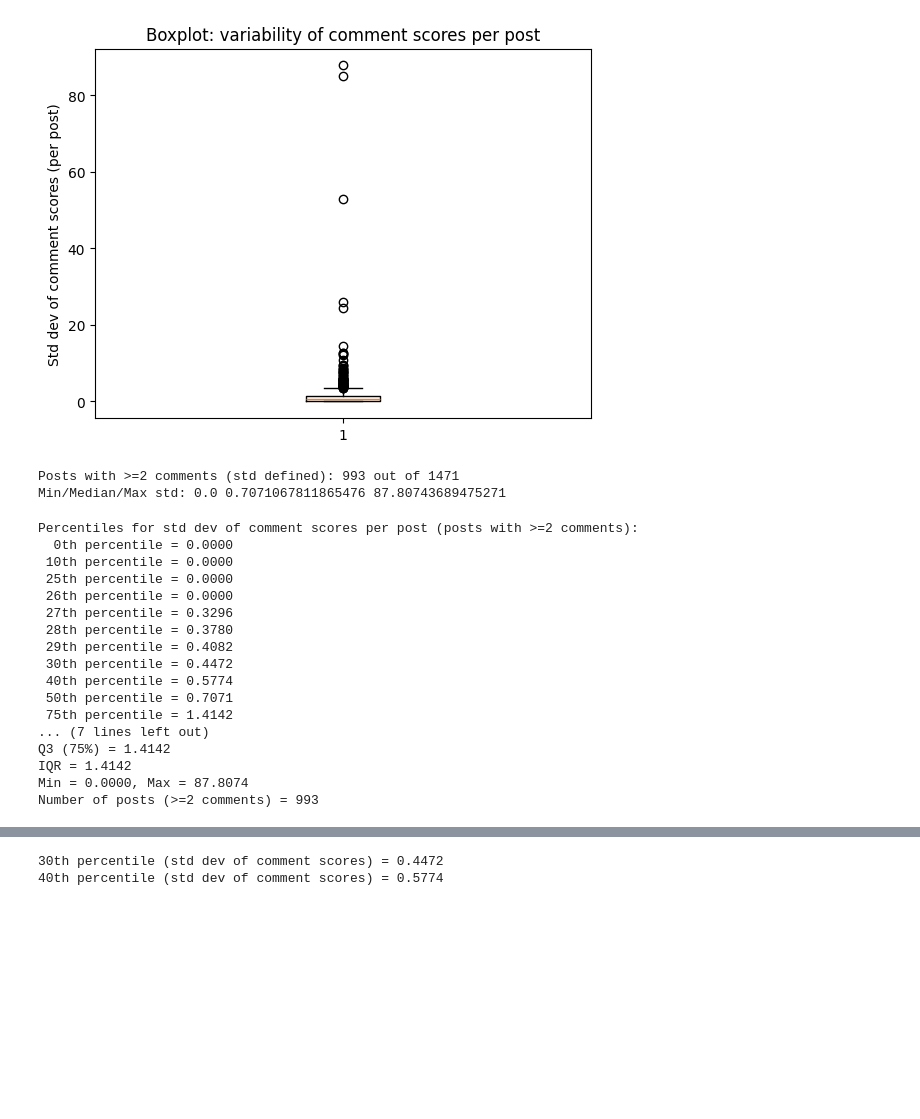
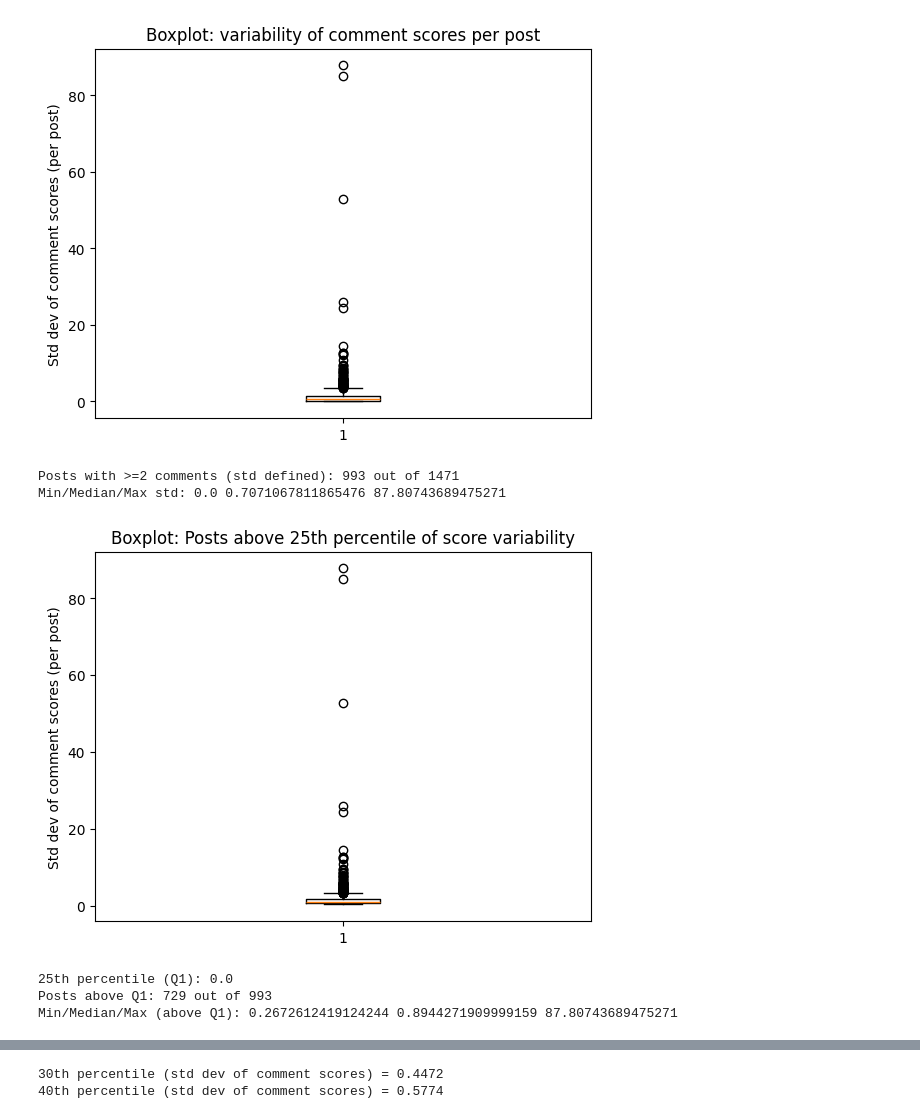
Before and after one commit to Sanjeev2601/ambivalent-stories, a Jupyter notebook: jupyter-notebooks/Box_Plot.ipynb, the cells around one changed output, grey strips where cells are left out. Cells and saved outputs as stored; diff of their text form; code cells hidden in the pictures; blank space fills up the shorter version.

```diff
--- a/jupyter-notebooks/Box_Plot.ipynb
+++ b/jupyter-notebooks/Box_Plot.ipynb
@@ -156,64 +156,55 @@ COMMENTS_PATH = "../data/Ambivalent_Comments_Final.csv"
 posts = pd.read_csv(POSTS_PATH)
 comments = pd.read_csv(COMMENTS_PATH)
 
 # 1) Compute per-post std dev of comment scores
 # NOTE: std is NaN for posts with < 2 comments
 score_std = (
     comments.groupby("post_id")["comment_score"]
     .std(ddof=1)  # sample std; pandas default
     .rename("comment_score_std")
     .reset_index()
 )
 
 # 2) Merge so we keep only posts in your posts file (optional but nice)
 df_std = posts[["post_id"]].merge(score_std, on="post_id", how="left")
 
 # Option A (recommended): keep only posts with >=2 comments (std exists)
 std_vals = df_std["comment_score_std"].dropna().to_numpy()
 
 plt.figure()
 plt.boxplot(std_vals, vert=True, showfliers=True)
 plt.ylabel("Std dev of comment scores (per post)")
 plt.title("Boxplot: variability of comment scores per post")
 plt.show()
 
 print("Posts with >=2 comments (std defined):", len(std_vals), "out of", len(df_std))
 print("Min/Median/Max std:", np.min(std_vals), np.median(std_vals), np.max(std_vals))
+
+# Compute 25th percentile (Q1)
+q1 = np.percentile(std_vals, 25)
+
+# Keep only posts above the 25th percentile
+std_vals_above_q1 = std_vals[std_vals > q1]
+
+plt.figure()
+plt.boxplot(std_vals_above_q1, vert=True, showfliers=True)
+plt.ylabel("Std dev of comment scores (per post)")
+plt.title("Boxplot: Posts above 25th percentile of score variability")
+plt.show()
+
+print("25th percentile (Q1):", q1)
+print("Posts above Q1:", len(std_vals_above_q1), "out of", len(std_vals))
+print(
+    "Min/Median/Max (above Q1):",
+    np.min(std_vals_above_q1),
+    np.median(std_vals_above_q1),
+    np.max(std_vals_above_q1),
+)
 # %% [output]
 [figure]
 Posts with >=2 comments (std defined): 993 out of 1471
 Min/Median/Max std: 0.0 0.7071067811865476 87.80743689475271
+[figure, added]
+25th percentile (Q1): 0.0
+Posts above Q1: 729 out of 993
+Min/Median/Max (above Q1): 0.2672612419124244 0.8944271909999159 87.80743689475271
-# %%
-# Percentiles for std dev of comment scores (posts with >=2 comments)
-ps = [0, 10, 25, 26, 27, 28, 29, 30, 40, 50, 75, 90, 95, 99, 100]
-vals = np.percentile(std_vals, ps)
-
-print("Percentiles for std dev of comment scores per post (posts with >=2 comments):")
-for p, v in zip(ps, vals):
-    print(f"{p:>3}th percentile = {v:.4f}")
-
-q1, med, q3 = np.percentile(std_vals, [25, 50, 75])
-print(f"\nQ1 (25%) = {q1:.4f}")
-print(f"Median (50%) = {med:.4f}")
-print(f"Q3 (75%) = {q3:.4f}")
-print(f"IQR = {(q3 - q1):.4f}")
-print(f"Min = {std_vals.min():.4f}, Max = {std_vals.max():.4f}")
-print(f"Number of posts (>=2 comments) = {len(std_vals)}")
-# %% [output]
-Percentiles for std dev of comment scores per post (posts with >=2 comments):
-  0th percentile = 0.0000
- 10th percentile = 0.0000
- 25th percentile = 0.0000
- 26th percentile = 0.0000
- 27th percentile = 0.3296
- 28th percentile = 0.3780
- 29th percentile = 0.4082
- 30th percentile = 0.4472
- 40th percentile = 0.5774
- 50th percentile = 0.7071
- 75th percentile = 1.4142
-... (7 lines left out)
-Q3 (75%) = 1.4142
-IQR = 1.4142
-Min = 0.0000, Max = 87.8074
-Number of posts (>=2 comments) = 993
```
Also changed, not shown: parts of 10 cells of this notebook, 18 other files.
